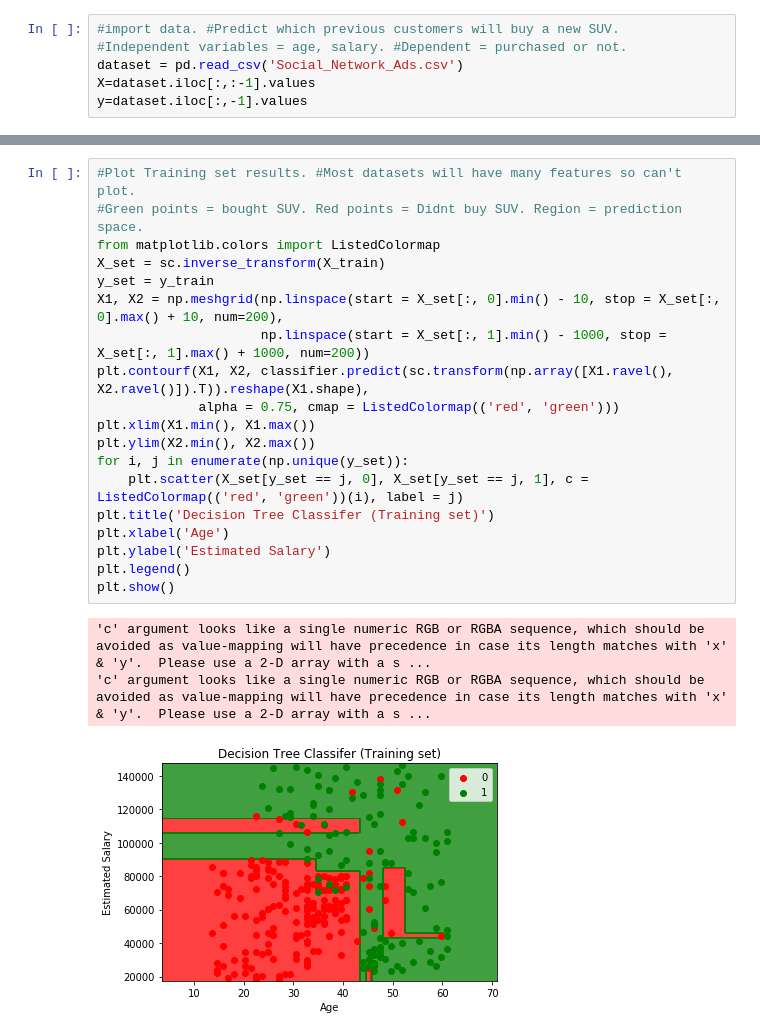
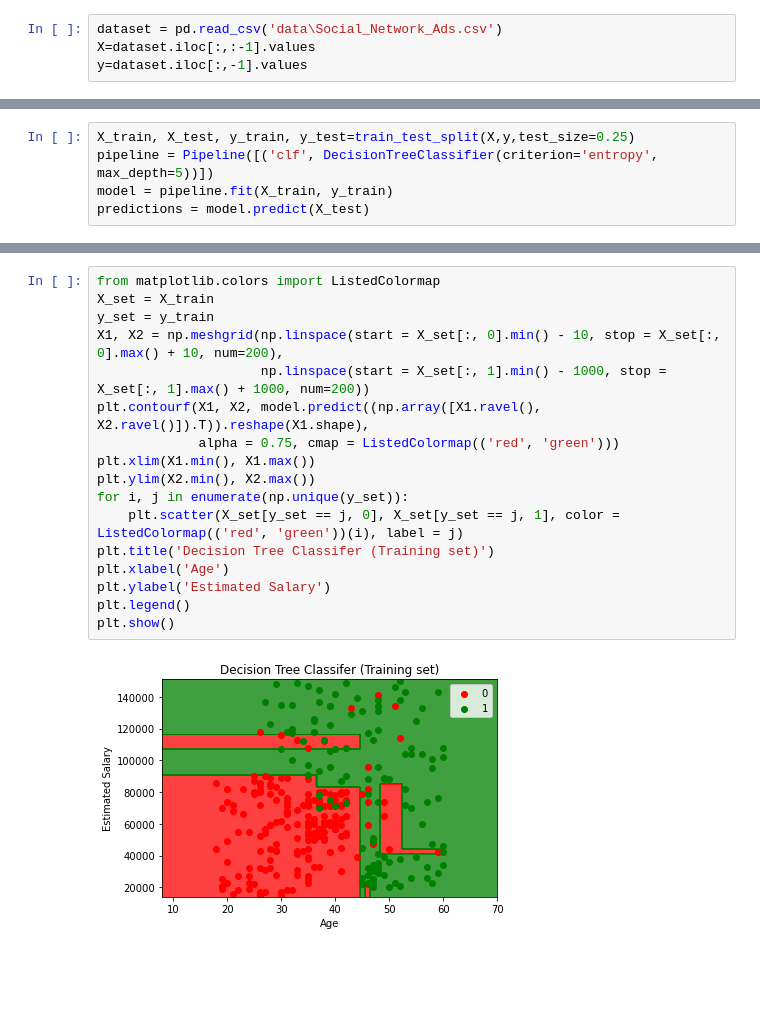
Before and after one commit to MattRHall/Classification-ML-Approaches, a Jupyter notebook: 1_Decision_Tree.ipynb, the cells around one changed output, grey strips where cells are left out. Drawn from its saved outputs; the diff is of its cells as text; blank space fills up the shorter version.

Commit message:
DecisionTree finished

```diff
--- a/1_Decision_Tree.ipynb
+++ b/1_Decision_Tree.ipynb
@@ -6,6 +13,4 @@ import matplotlib.pyplot as plt
 # %%
-#import data. #Predict which previous customers will buy a new SUV.
-#Independent variables = age, salary. #Dependent = purchased or not.
-dataset = pd.read_csv('Social_Network_Ads.csv')
+dataset = pd.read_csv('data\Social_Network_Ads.csv')
 X=dataset.iloc[:,:-1].values
 y=dataset.iloc[:,-1].values
@@ -35,0 +35,5 @@ predictions = classifier.predict(X_test)
+# %%
+X_train, X_test, y_train, y_test=train_test_split(X,y,test_size=0.25)
+pipeline = Pipeline([('clf', DecisionTreeClassifier(criterion='entropy', max_depth=5))])
+model = pipeline.fit(X_train, y_train)
+predictions = model.predict(X_test)
@@ -45,24 +74,20 @@ accuracy_score(y_test,predictions)
 # %%
-#Plot Training set results. #Most datasets will have many features so can't plot.
-#Green points = bought SUV. Red points = Didnt buy SUV. Region = prediction space.
 from matplotlib.colors import ListedColormap
-X_set = sc.inverse_transform(X_train)
+X_set = X_train
 y_set = y_train
 X1, X2 = np.meshgrid(np.linspace(start = X_set[:, 0].min() - 10, stop = X_set[:, 0].max() + 10, num=200),
                      np.linspace(start = X_set[:, 1].min() - 1000, stop = X_set[:, 1].max() + 1000, num=200))
-plt.contourf(X1, X2, classifier.predict(sc.transform(np.array([X1.ravel(), X2.ravel()]).T)).reshape(X1.shape),
+plt.contourf(X1, X2, model.predict((np.array([X1.ravel(), X2.ravel()]).T)).reshape(X1.shape),
              alpha = 0.75, cmap = ListedColormap(('red', 'green')))
 plt.xlim(X1.min(), X1.max())
 plt.ylim(X2.min(), X2.max())
 for i, j in enumerate(np.unique(y_set)):
-    plt.scatter(X_set[y_set == j, 0], X_set[y_set == j, 1], c = ListedColormap(('red', 'green'))(i), label = j)
+    plt.scatter(X_set[y_set == j, 0], X_set[y_set == j, 1], color = ListedColormap(('red', 'green'))(i), label = j)
 plt.title('Decision Tree Classifer (Training set)')
 plt.xlabel('Age')
 plt.ylabel('Estimated Salary')
 plt.legend()
 plt.show()
 # %% [output]
-'c' argument looks like a single numeric RGB or RGBA sequence, which should be avoided as value-mapping will have precedence in case its length matches with 'x' & 'y'.  Please use a 2-D array with a s ...
-'c' argument looks like a single numeric RGB or RGBA sequence, which should be avoided as value-mapping will have precedence in case its length matches with 'x' & 'y'.  Please use a 2-D array with a s ...
-[figure, old version]
+[figure, new version]
 # %%
```
Also changed, not shown: parts of 14 cells of this notebook.
